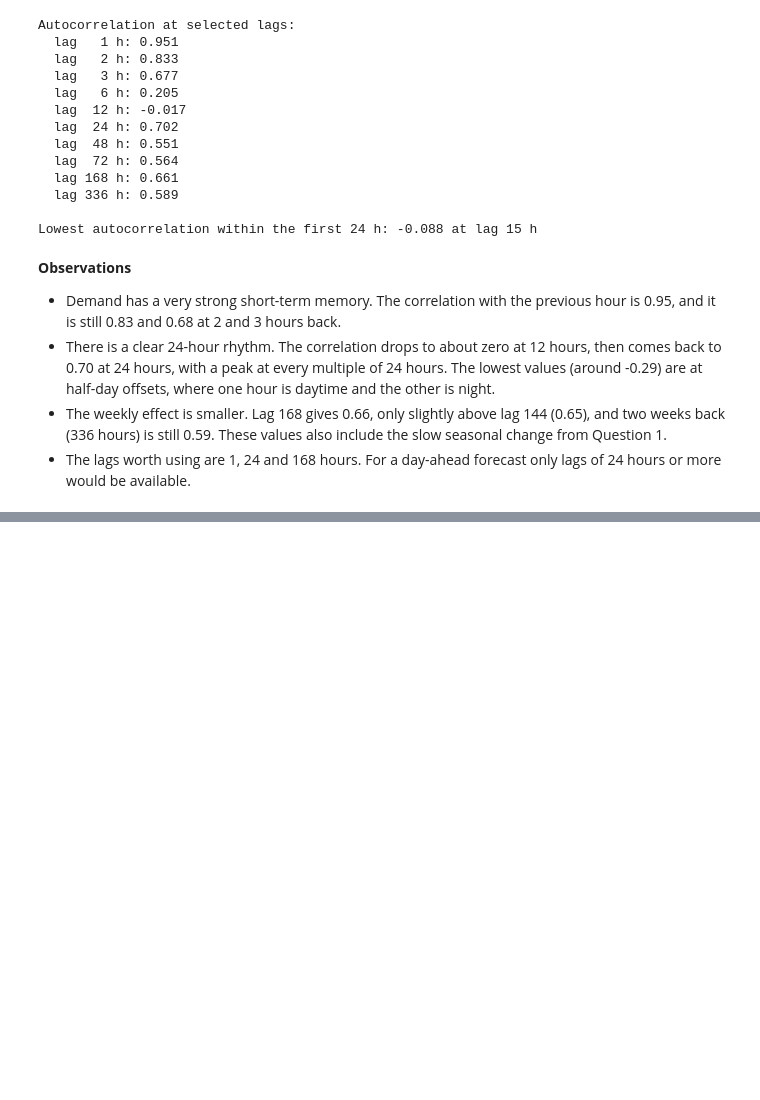
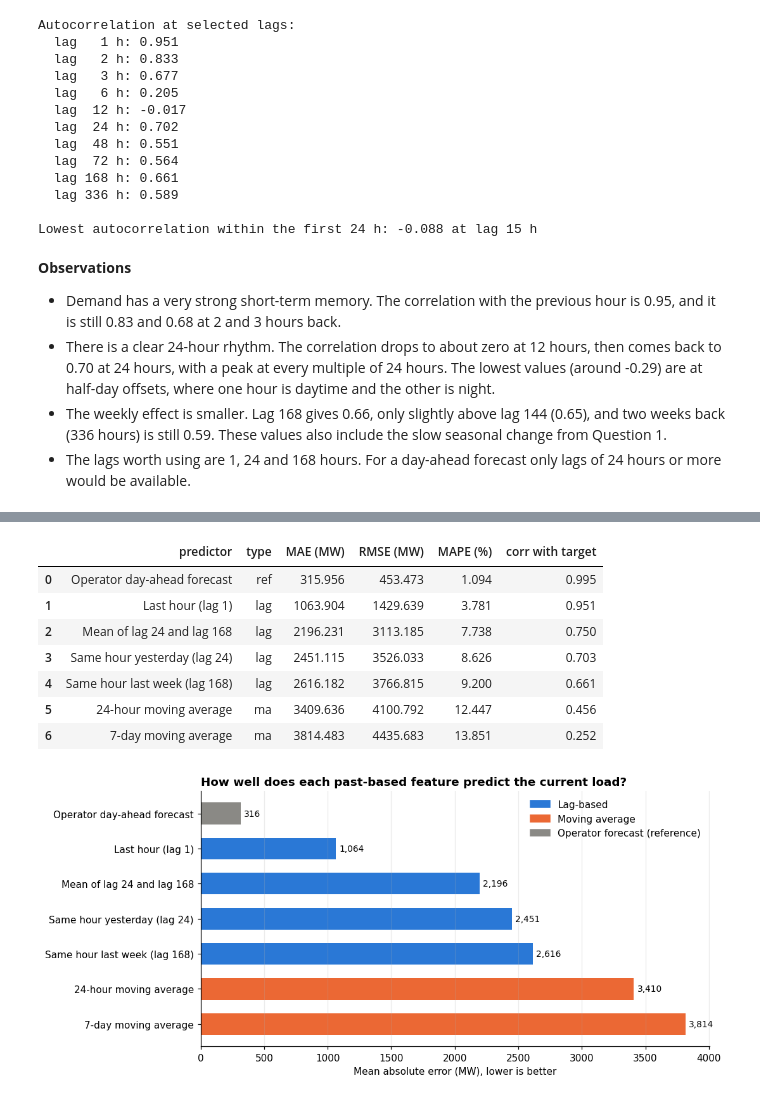
Before and after one commit to Keaane/Energy-demand-time-series-pipeline., a Jupyter notebook: task1_eda/Task1_Preprocessing_EDA.ipynb, the cells around one changed output, grey strips where cells are left out. Cells and saved outputs as stored; diff of their text form; code cells hidden in the pictures; blank space fills up the shorter version.

Commit message:
Add Q4: lags versus moving averages

```diff
--- a/task1_eda/Task1_Preprocessing_EDA.ipynb
+++ b/task1_eda/Task1_Preprocessing_EDA.ipynb
@@ -616,0 +620,48 @@ Lowest autocorrelation within the first 24 h: -0.088 at lag 15 h
+# %%
+cmp = df.dropna(subset=["load_lag_168", "load_ma_168"]).copy()
+cmp["mean of lag 24 and lag 168"] = (cmp["load_lag_24"] + cmp["load_lag_168"]) / 2
+
+candidates_ = {
+    "Last hour (lag 1)": ("load_lag_1", "lag"),
+    "Same hour yesterday (lag 24)": ("load_lag_24", "lag"),
+    "Same hour last week (lag 168)": ("load_lag_168", "lag"),
+    "Mean of lag 24 and lag 168": ("mean of lag 24 and lag 168", "lag"),
+    "24-hour moving average": ("load_ma_24", "ma"),
+    "7-day moving average": ("load_ma_168", "ma"),
+    "Operator day-ahead forecast": ("total load forecast", "ref"),
+}
+rows = []
+for name, (col, kind) in candidates_.items():
+    err = cmp[col] - cmp[TARGET]
+    rows.append({"predictor": name, "type": kind, "MAE (MW)": err.abs().mean(),
+                 "RMSE (MW)": np.sqrt((err ** 2).mean()),
+                 "MAPE (%)": (err.abs() / cmp[TARGET]).mean() * 100,
+                 "corr with target": cmp[[col, TARGET]].corr().iloc[0, 1]})
+res = pd.DataFrame(rows).sort_values("MAE (MW)").reset_index(drop=True)
+display(res.round(3))
+res.round(3).to_csv(OUT_DIR / "tables" / "q4_predictor_comparison.csv", index=False)
+
+colors = {"lag": BLUE, "ma": ORANGE, "ref": GRAY}
+fig, ax = plt.subplots(figsize=(10, 4.6))
+r_ = res.iloc[::-1]
+ax.barh(r_["predictor"], r_["MAE (MW)"], color=[colors[k] for k in r_["type"]], height=0.62)
+for i, v in enumerate(r_["MAE (MW)"]):
+    ax.text(v + 25, i, f"{v:,.0f}", va="center", fontsize=9)
+ax.set_xlabel("Mean absolute error (MW), lower is better")
+ax.set_title("How well does each past-based feature predict the current load?")
+ax.legend(handles=[Patch(color=BLUE, label="Lag-based"), Patch(color=ORANGE, label="Moving average"),
+                   Patch(color=GRAY, label="Operator forecast (reference)")], loc="upper right")
+ax.grid(axis="y", visible=False)
+fig.tight_layout()
+save(fig, "1B_q4_lag_vs_moving_average")
+plt.show()
+# %% [output]
+|  | predictor | type | MAE (MW) | RMSE (MW) | MAPE (%) | corr with target |
+| 0 | Operator day-ahead forecast | ref | 315.956 | 453.473 | 1.094 | 0.995 |
+| 1 | Last hour (lag 1) | lag | 1063.904 | 1429.639 | 3.781 | 0.951 |
+| 2 | Mean of lag 24 and lag 168 | lag | 2196.231 | 3113.185 | 7.738 | 0.750 |
+| 3 | Same hour yesterday (lag 24) | lag | 2451.115 | 3526.033 | 8.626 | 0.703 |
+| 4 | Same hour last week (lag 168) | lag | 2616.182 | 3766.815 | 9.200 | 0.661 |
+| 5 | 24-hour moving average | ma | 3409.636 | 4100.792 | 12.447 | 0.456 |
+| 6 | 7-day moving average | ma | 3814.483 | 4435.683 | 13.851 | 0.252 |
+[figure, added]
```
Also changed, not shown: parts of 2 cells of this notebook, 2 other files.
